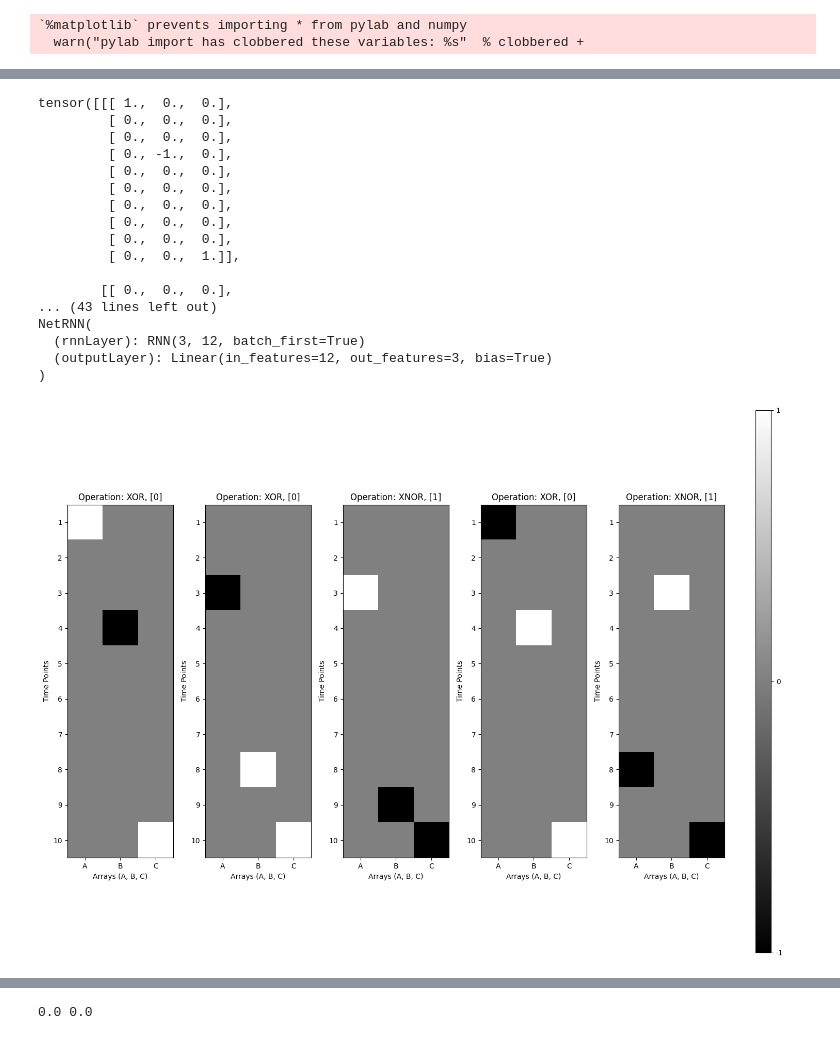
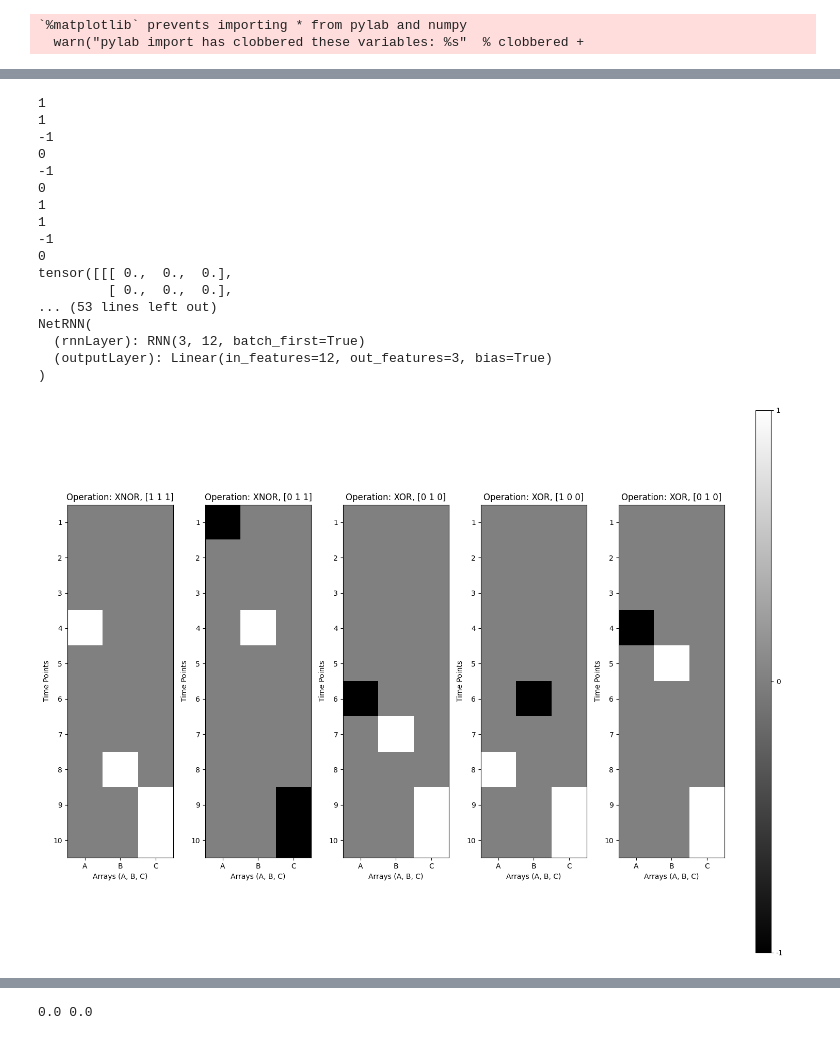
Before and after one commit to Ahmadar91/Master-sThesis, a Jupyter notebook: Attention.ipynb, the cells around one changed output, grey strips where cells are left out. Saved outputs shown, nothing was run; the diff lists cells and outputs as text; code cells hidden in the pictures.

```diff
--- a/Attention.ipynb
+++ b/Attention.ipynb
@@ -177,46 +181,6 @@ def generateTrainDataOnlyResultsLabel(num_samples, params):
         t.append(label_arr)
 
     return s, np.array(t)
-# %%
-def generateTrainData(num_samples, params):
-    s = []  # Sequences
-    t = []  # Labels
-
-    for _ in range(num_samples):
-        common_length = np.random.randint(params["min_length"], params["max_length"] + 1)
-
-        array_A = np.full(common_length, params["fill"])
-        array_B = np.full(common_length, params["fill"])
-        array_C = np.full(common_length, params["fill"])
-
-        index_A = np.random.randint(common_length)
-        value_A = np.random.choice([params["value_1"], params["value_2"]])
-        array_A[index_A] = value_A
-
-        indices_B = np.delete(np.arange(common_length), index_A)
-        index_B = np.random.choice(indices_B)
-        value_B = np.random.choice([params["value_1"], params["value_2"]])
-        array_B[index_B] = value_B
-
-        value_C = np.random.choice([params["value_1"], params["value_2"]])
-        array_C[-1] = value_C
-
-        mapped_value_A = 1 if value_A == params["value_2"] else 0
-        mapped_value_B = 1 if value_B == params["value_2"] else 0
-        result = int((mapped_value_A != mapped_value_B) if value_C == params["value_1"] else (mapped_value_A == mapped_value_B))
-
-        # Mapping back to original value_1 and value_2 for the label
-        label_value_A = params["value_2"] if mapped_value_A == 1 else params["value_1"]
-        label_value_B = params["value_2"] if mapped_value_B == 1 else params["value_1"]
-
-        label_arr = [0, 0, result]  # Label array with value_A, value_B, and result
-        #label_arr = [0,0,result  # Label array with value_A, value_B, and result
-
-        combined_array = np.vstack([array_A, array_B, array_C]).T
-        s.append(combined_array)
-        t.append(label_arr)
-
-    return s, np.array(t)
 # %%
 num_seq = 2
 # Example dictionary with parameters
@@ -250,26 +215,26 @@ parameters = {
     "value_1": -1,
     "value_2": 1,
 }
-sequences, labels = generateTrainDataOnlyResultsLabel(5, parameters)
+sequences, labels = generateTrainData(5, parameters)
 model = NetRNN()
 output=model(torch.Tensor(sequences))
 print(torch.Tensor(sequences))
 print(output.shape)
 print(model)
 # %% [output]
-tensor([[[ 1.,  0.,  0.],
+1
+1
+-1
+0
+-1
+0
+1
+1
+-1
+0
+tensor([[[ 0.,  0.,  0.],
          [ 0.,  0.,  0.],
-         [ 0.,  0.,  0.],
-         [ 0., -1.,  0.],
-         [ 0.,  0.,  0.],
-         [ 0.,  0.,  0.],
-         [ 0.,  0.,  0.],
-         [ 0.,  0.,  0.],
-         [ 0.,  0.,  0.],
-         [ 0.,  0.,  1.]],
-
-        [[ 0.,  0.,  0.],
-... (43 lines left out)
+... (53 lines left out)
 NetRNN(
   (rnnLayer): RNN(3, 12, batch_first=True)
   (outputLayer): Linear(in_features=12, out_features=3, bias=True)
@@ -285,36 +250,35 @@ def plot_sequences(sequences, labels):
         reshaped_sequence = seq  # Use the sequence as it is
 
         ax = plt.subplot(1, num_samples, i + 1)
         img = ax.imshow(
             reshaped_sequence, cmap="gray", vmin=-1.0, vmax=1.0
         )  # Adjusted vmin and vmax
 
-        operation_title = "XOR" if label == 0 else "XNOR"
-        #operation_title = "XOR" if label[2] == 0 else "XNOR"
+        operation_title = "XOR" if label[2] == 0 else "XNOR"
         ax.set_title(f"Operation: {operation_title}, {label}")
 
         ax.set_xlabel("Arrays (A, B, C)")
         ax.set_ylabel("Time Points")
         ax.set_xticks(range(3))
         ax.set_xticklabels(["A", "B", "C"])
         ax.set_yticks(range(reshaped_sequence.shape[0]))
         ax.set_yticklabels([f"{j+1}" for j in range(reshaped_sequence.shape[0])])
 
     # Adjusted positioning of colorbar
     cbar_ax = plt.gcf().add_axes([0.93, 0.15, 0.02, 0.7])
     cbar = plt.colorbar(img, cax=cbar_ax)
     cbar.set_ticks([-1, 0, 1])
     cbar.set_ticklabels(["-1", "0", "1"])
 
     plt.tight_layout(rect=[0, 0, 0.9, 1])
     plt.show()
 
 
 # Example usage
 # Assuming sequences and labels are already generated using generateTrainData
 plot_sequences(sequences, labels)
 # %% [output]
-[figure, old version]
+[figure, new version]
 # %%
 parameters_list = []
 
```
Also changed, not shown: parts of 5 cells of this notebook, 16 other files.
